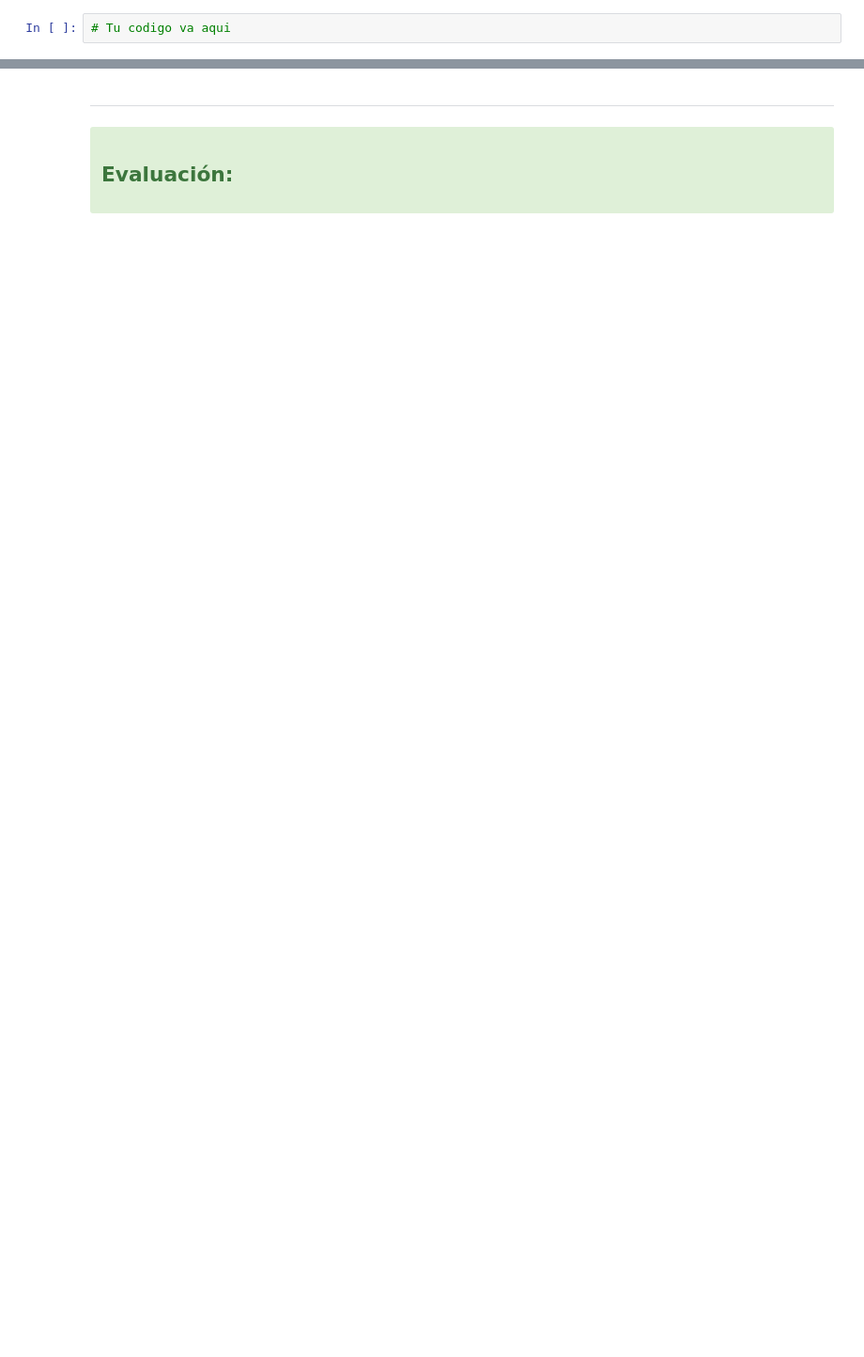
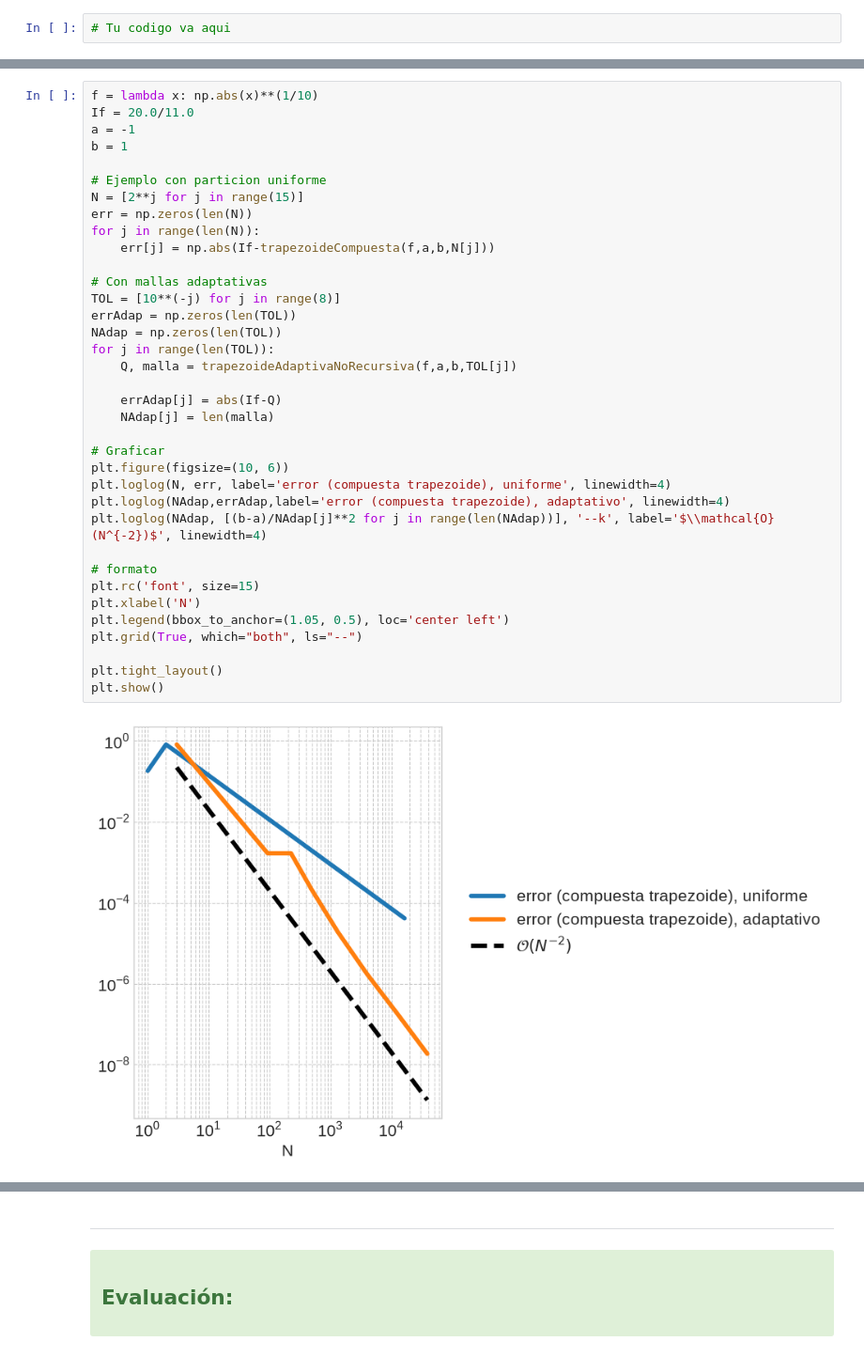
Before and after one commit to ManuelSanchezUribe/MAT2605_UC_labs, a Jupyter notebook: Lab10/lab10.ipynb, the cells around one changed output, grey strips where cells are left out. Shown at 94% size. Saved outputs shown, nothing was run; the diff lists cells and outputs as text; blank space fills up the shorter version.

```diff
--- a/Lab10/lab10.ipynb
+++ b/Lab10/lab10.ipynb
@@ -136,0 +329,38 @@ si $f\in C^2([a,b])$.
+# %%
+f = lambda x: np.abs(x)**(1/10)
+If = 20.0/11.0
+a = -1
+b = 1
+
+# Ejemplo con particion uniforme
+N = [2**j for j in range(15)]
+err = np.zeros(len(N))
+for j in range(len(N)):
+    err[j] = np.abs(If-trapezoideCompuesta(f,a,b,N[j]))
+
+# Con mallas adaptativas
+TOL = [10**(-j) for j in range(8)]
+errAdap = np.zeros(len(TOL))
+NAdap = np.zeros(len(TOL))
+for j in range(len(TOL)):
+    Q, malla = trapezoideAdaptivaNoRecursiva(f,a,b,TOL[j])
+
+    errAdap[j] = abs(If-Q)
+    NAdap[j] = len(malla)
+
+# Graficar
+plt.figure(figsize=(10, 6))
+plt.loglog(N, err, label='error (compuesta trapezoide), uniforme', linewidth=4)
+plt.loglog(NAdap,errAdap,label='error (compuesta trapezoide), adaptativo', linewidth=4)
+plt.loglog(NAdap, [(b-a)/NAdap[j]**2 for j in range(len(NAdap))], '--k', label='$\\mathcal{O}(N^{-2})$', linewidth=4)
+
+# formato
+plt.rc('font', size=15)
+plt.xlabel('N')
+plt.legend(bbox_to_anchor=(1.05, 0.5), loc='center left')
+plt.grid(True, which="both", ls="--")
+
+plt.tight_layout()
+plt.show()
+# %% [output]
+[figure, added]
```
Also changed, not shown: parts of 30 cells of this notebook.
